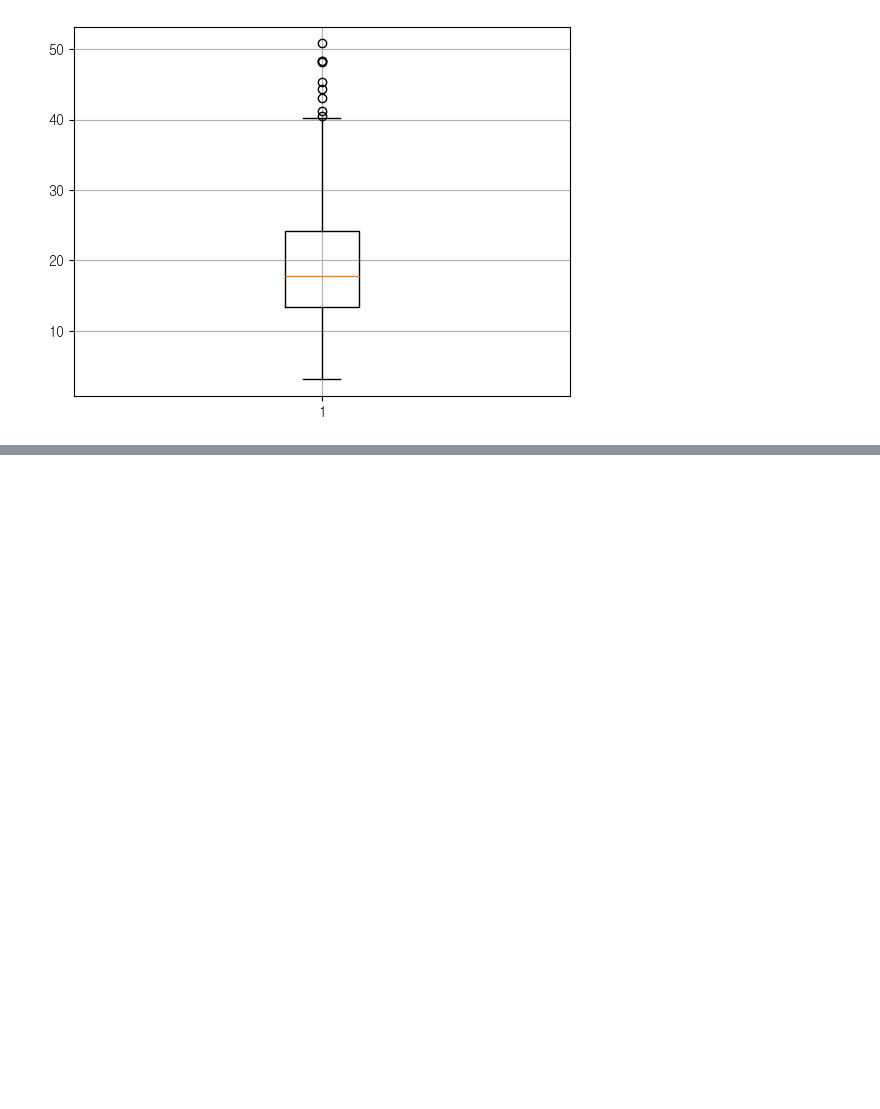
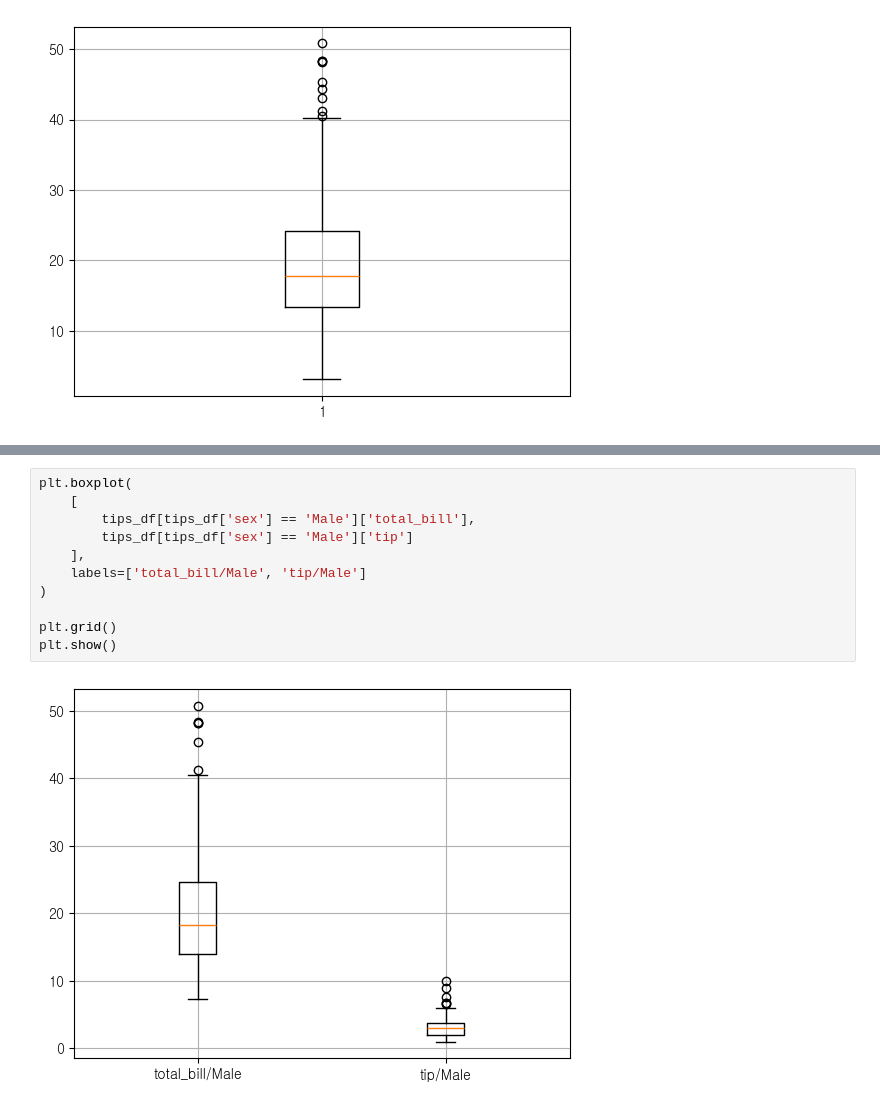
Before and after one commit to minetheself-lab/hipython, a Jupyter notebook: 43.데이터시각화.ipynb, the cells around one changed output, grey strips where cells are left out. Drawn from its saved outputs; the diff is of its cells as text; blank space fills up the shorter version.

```diff
--- a/43.데이터시각화.ipynb
+++ b/43.데이터시각화.ipynb
@@ -255,0 +314,13 @@ plt.show()
+# %%
+plt.boxplot(
+    [
+        tips_df[tips_df['sex'] == 'Male']['total_bill'],
+        tips_df[tips_df['sex'] == 'Male']['tip']
+    ],
+    labels=['total_bill/Male', 'tip/Male']
+)
+
+plt.grid()
+plt.show()
+# %% [output]
+[figure, added]
```
Also changed, not shown: parts of 12 cells of this notebook, 3 other files.
